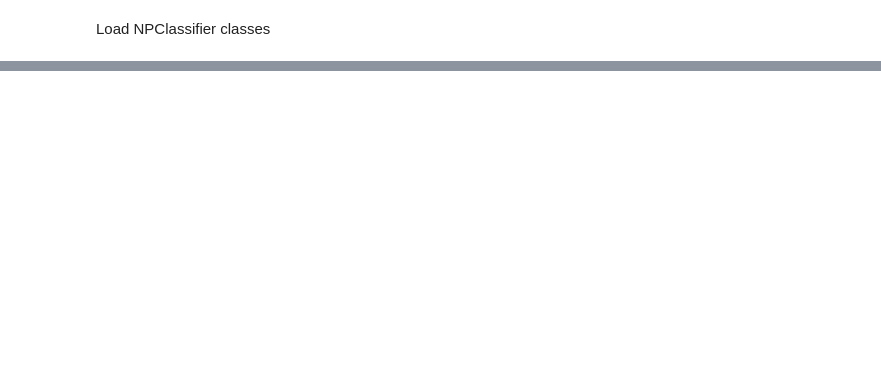
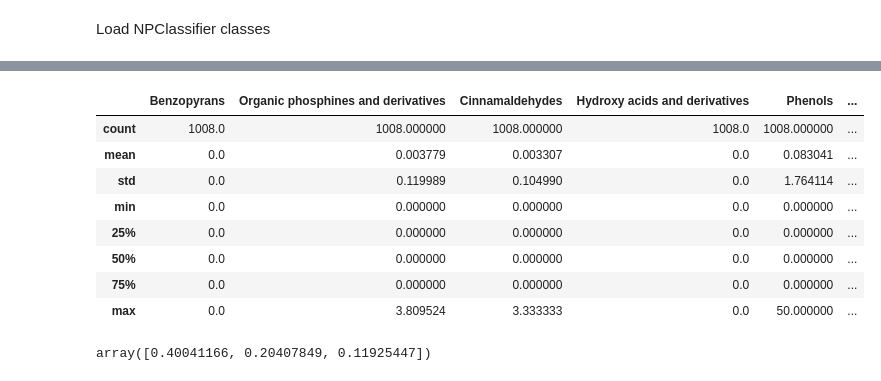
Before and after one commit to enveda/plant-chemical-space, a Jupyter notebook: notebooks/plant_chemical_similarity.ipynb, the cells around one changed output, grey strips where cells are left out. Cells and saved outputs as stored; diff of their text form; code cells hidden in the pictures; blank space fills up the shorter version.

```diff
--- a/notebooks/plant_chemical_similarity.ipynb
+++ b/notebooks/plant_chemical_similarity.ipynb
@@ -121,2 +285,2 @@ def create_classyfire_vectors():
 # %%
-plant_to_classyfire_vectors = create_classyfire_vectors()
+plant_to_classyfire_vectors = create_classyfire_vectors(classyfire_annotated_plants)
@@ -136,0 +339,30 @@ Color by group (one color for medicinal plants and another one for non-medicinal
+# %%
+def collapse_to_family(df: pd.DataFrame):
+
+    data = []
+
+    # Medicinal flag mapping
+    k = plant_chemical_df[['plant_curie', 'plant_type']]
+    k.set_index('plant_curie', inplace=True)
+    mapper = k.to_dict()['plant_type']
+    df['plant_type'] = df['plant_name'].map(mapper)
+
+    for family_name in tqdm(family_to_species):
+        tmp_df = df[df['plant_name'].isin(family_to_species[family_name])]
+        tmp_df = tmp_df.drop(columns=['plant_name'])
+
+        med_dict = tmp_df[tmp_df['plant_type'] == 'Medinical'].mean(numeric_only=True).to_dict()
+        med_dict['family'] = family_name
+        med_dict['ftype'] = 'Medicinal'
+        data.append(med_dict)
+
+        non_med_dict = tmp_df[tmp_df['plant_type'] == 'Non-medicinal'].mean(numeric_only=True).to_dict()
+        non_med_dict['family'] = family_name
+        non_med_dict['ftype'] = 'Non-medicinal'
+        data.append(non_med_dict)
+
+    return pd.DataFrame(data)
+# %%
+classyfire_family_df = collapse_to_family(plant_to_classyfire_vectors)
+classyfire_family_df.fillna(0, inplace=True)
+classyfire_family_df.head(2)
@@ -136,0 +379,26 @@ Color by group (one color for medicinal plants and another one for non-medicinal
+# %%
+pca_classyfire = PCA(n_components=3, random_state=42)
+X = classyfire_family_df.drop(columns=['family', 'ftype'])
+classyfire_components = pca_classyfire.fit_transform(X)
+
+principal_classyfire_df = pd.DataFrame(
+    data = classyfire_components,
+    columns = ['PC1', 'PC2', 'PC3']
+)
+principal_classyfire_df['Type'] = classyfire_family_df['ftype']
+# %%
+X.describe()
+# %% [output]
+|  | Benzopyrans | Organic phosphines and derivatives | Cinnamaldehydes | Hydroxy acids and derivatives | Phenols | ... |
+| count | 1008.0 | 1008.000000 | 1008.000000 | 1008.0 | 1008.000000 | ... |
+| mean | 0.0 | 0.003779 | 0.003307 | 0.0 | 0.083041 | ... |
+| std | 0.0 | 0.119989 | 0.104990 | 0.0 | 1.764114 | ... |
+| min | 0.0 | 0.000000 | 0.000000 | 0.0 | 0.000000 | ... |
+| 25% | 0.0 | 0.000000 | 0.000000 | 0.0 | 0.000000 | ... |
+| 50% | 0.0 | 0.000000 | 0.000000 | 0.0 | 0.000000 | ... |
+| 75% | 0.0 | 0.000000 | 0.000000 | 0.0 | 0.000000 | ... |
+| max | 0.0 | 3.809524 | 3.333333 | 0.0 | 50.000000 | ... |
+# %%
+pca_classyfire.explained_variance_ratio_
+# %% [output]
+array([0.40041166, 0.20407849, 0.11925447])
```
Also changed, not shown: parts of 55 cells of this notebook, 1 other file.
